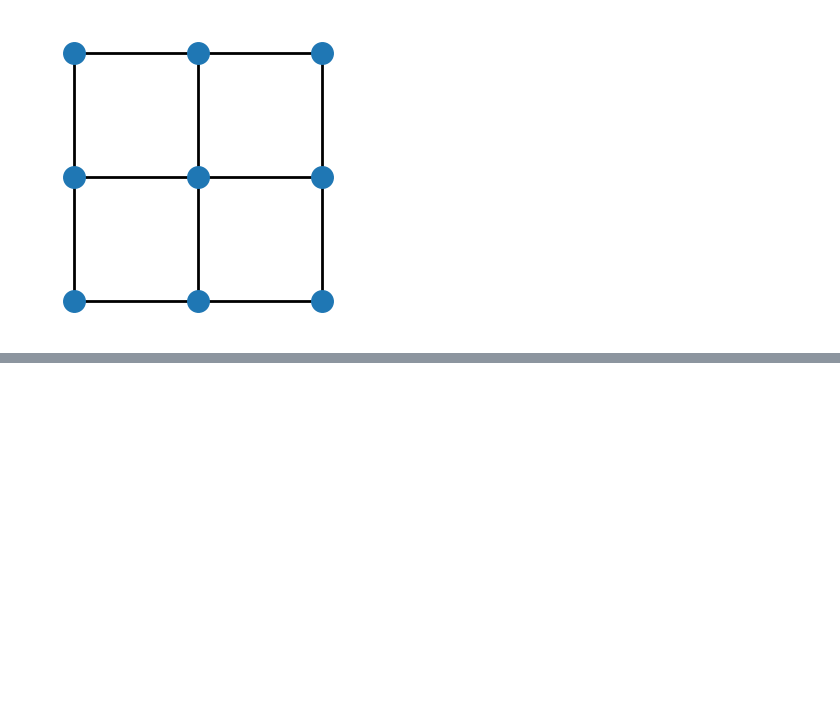
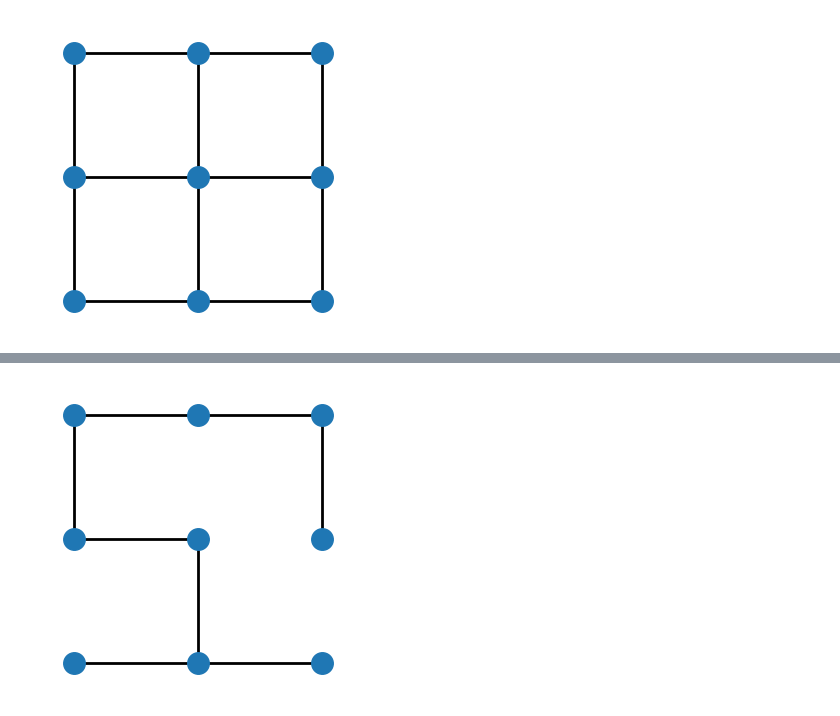
Before and after one commit to gabeschoenbach/snappable, a Jupyter notebook: wilsons.ipynb, the cells around one changed output, grey strips where cells are left out. Drawn from its saved outputs; the diff is of its cells as text; code cells hidden in the pictures; blank space fills up the shorter version.

```diff
--- a/wilsons.ipynb
+++ b/wilsons.ipynb
@@ -130,0 +173,59 @@ tu.draw(tree, node_map=node_map)
+# %%
+"""
+The properties of the boundary are that it only contains the edges that are in the xternal
+boundary of the branch, and contain no edges from the branch itself.
+"""
+
+def compute_boundary(g, branch):
+    boundary = nx.Graph()
+    for node in branch.nodes:
+        for neighbor in g.neighbors(node):
+            if (node, neighbor) not in branch.edges:
+                boundary.add_edge(node, neighbor)
+    return boundary
+
+def add_connected_component(g, tree):
+    """
+    """
+    leaf = pick_leaf(g, tree)
+    branch = nx.Graph()
+    branch.add_node(leaf)
+    boundary = compute_boundary(g, branch)
+    reached_tree = False
+
+    while reached_tree is False:
+        nxt = random.choice(list(boundary.edges))
+
+        branch.add_edge(nxt[0], nxt[1])
+
+        if loop_exists(branch):
+#             print("Loop exists!")
+            branch.remove_edge(nxt[0], nxt[1])
+            erase_singletons(branch)
+        else:
+            boundary = compute_boundary(g, branch)
+#             print("Boundary edges after increase: ", boundary.edges)
+
+        if nxt[0] in tree.nodes or nxt[1] in tree.nodes:
+#             print("Reached Tree")
+            reached_tree = True
+
+    tree = tree.update(branch.edges)
+
+
+def wilsons_modified(g):
+    root = randomly_pick_root(g)
+#     print("Root: ", root)
+    tree = nx.Graph()
+    tree.add_node(root)
+
+    while tree.number_of_nodes() < g.number_of_nodes():
+        add_connected_component(g, tree)
+#         tu.draw(tree, delay=2)
+#         print()
+    return tree
+
+tree = wilsons_modified(g)
+tu.draw(tree)
+# %% [output]
+[figure, added]
```
Also changed, not shown: parts of 10 cells of this notebook, 1 other file.
